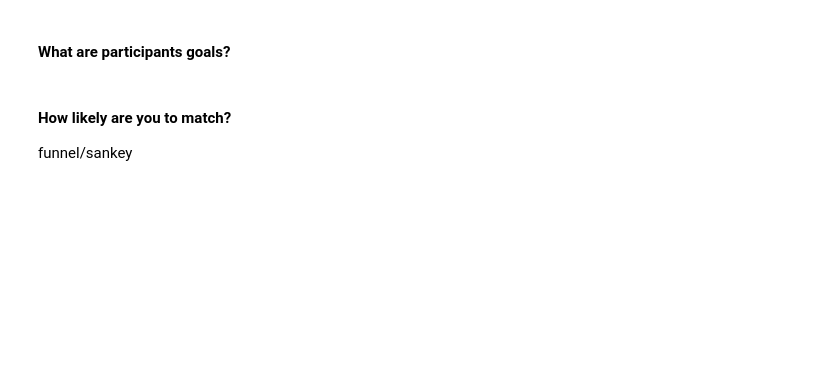
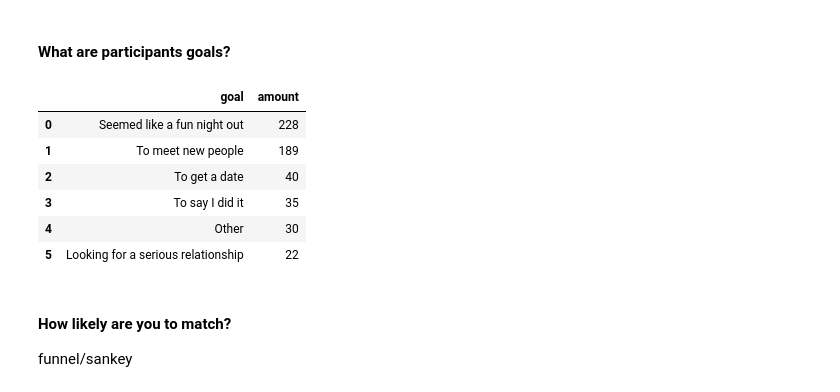
Before and after one commit to joshgreenberg8/code_pudding2, a Jupyter notebook: EDA.ipynb, the cells around one changed output. Cells and saved outputs as stored; diff of their text form; code cells hidden in the pictures; blank space fills up the shorter version.

```diff
--- a/EDA.ipynb
+++ b/EDA.ipynb
@@ -644,9 +777,19 @@ age_group_counts.to_json('./age_group_counts.json', orient=orientation)
 # %%
 # count values in goal_dc
 goals_survey = df_uniq_id['goal_dc'].value_counts().reset_index()
 goals_survey = goals_survey.rename(
     columns={'index': 'goal', 'goal_dc': 'amount'})
 goals_survey.to_json('./goals_survey.json', orient=orientation)
+
+goals_survey
+# %% [output]
+|  | goal | amount |
+| 0 | Seemed like a fun night out | 228 |
+| 1 | To meet new people | 189 |
+| 2 | To get a date | 40 |
+| 3 | To say I did it | 35 |
+| 4 | Other | 30 |
+| 5 | Looking for a serious relationship | 22 |
 # %% [markdown]
 #### How likely are you to match?
 funnel/sankey
```
Also changed, not shown: parts of 12 cells of this notebook.
